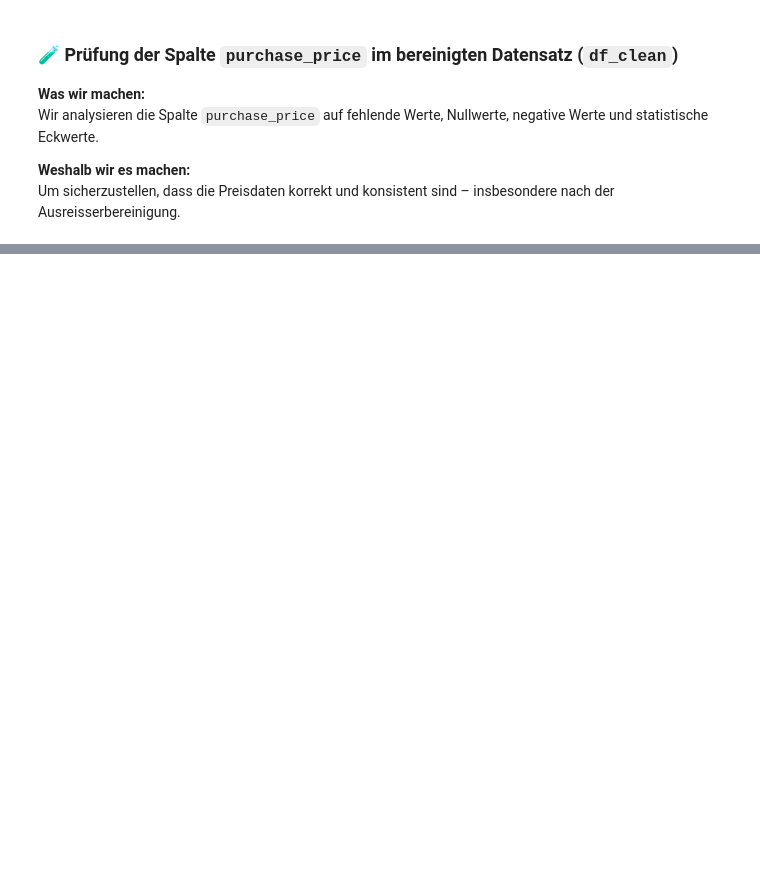
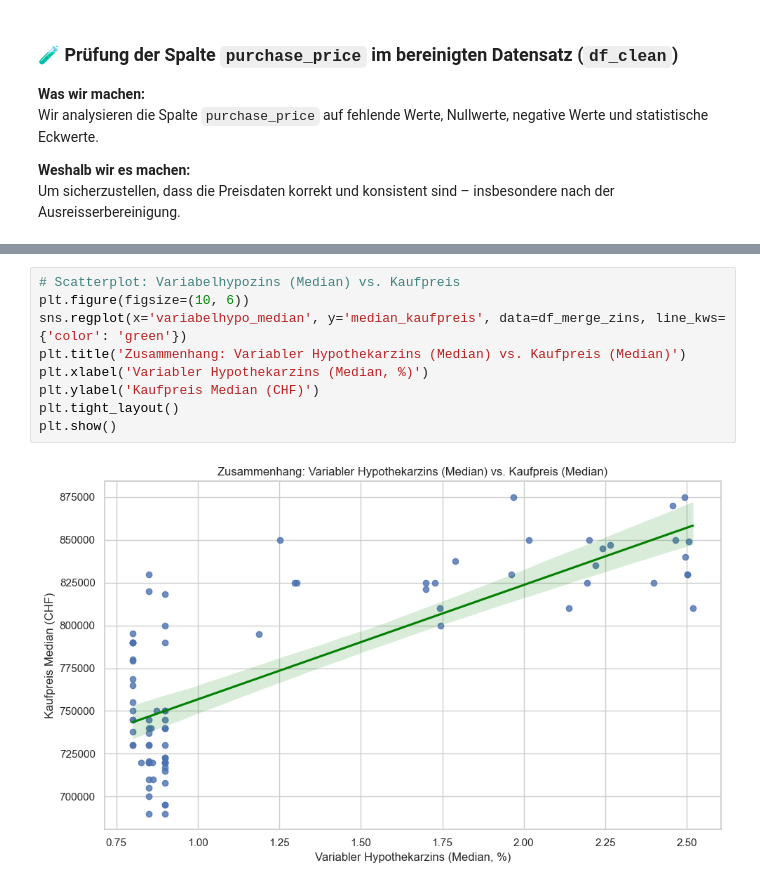
Before and after one commit to noeChicharro/Einfluss_von_Inflation_und_Zinsen_auf_den_Immobilienmark, a Jupyter notebook: src/antonio_jupyter_notebooks/Datenanalyse_Kapitel_4_5.ipynb, the cells around one changed output, grey strips where cells are left out. Saved outputs shown, nothing was run; the diff lists cells and outputs as text; blank space fills up the shorter version.

```diff
--- a/src/antonio_jupyter_notebooks/Datenanalyse_Kapitel_4_5.ipynb
+++ b/src/antonio_jupyter_notebooks/Datenanalyse_Kapitel_4_5.ipynb
@@ -340,0 +454,11 @@ Name: purchase_price, dtype: float64
+# %%
+# Scatterplot: Variabelhypozins (Median) vs. Kaufpreis
+plt.figure(figsize=(10, 6))
+sns.regplot(x='variabelhypo_median', y='median_kaufpreis', data=df_merge_zins, line_kws={'color': 'green'})
+plt.title('Zusammenhang: Variabler Hypothekarzins (Median) vs. Kaufpreis (Median)')
+plt.xlabel('Variabler Hypothekarzins (Median, %)')
+plt.ylabel('Kaufpreis Median (CHF)')
+plt.tight_layout()
+plt.show()
+# %% [output]
+[figure, added]
```
Also changed, not shown: parts of 23 cells of this notebook, 2 other files.
